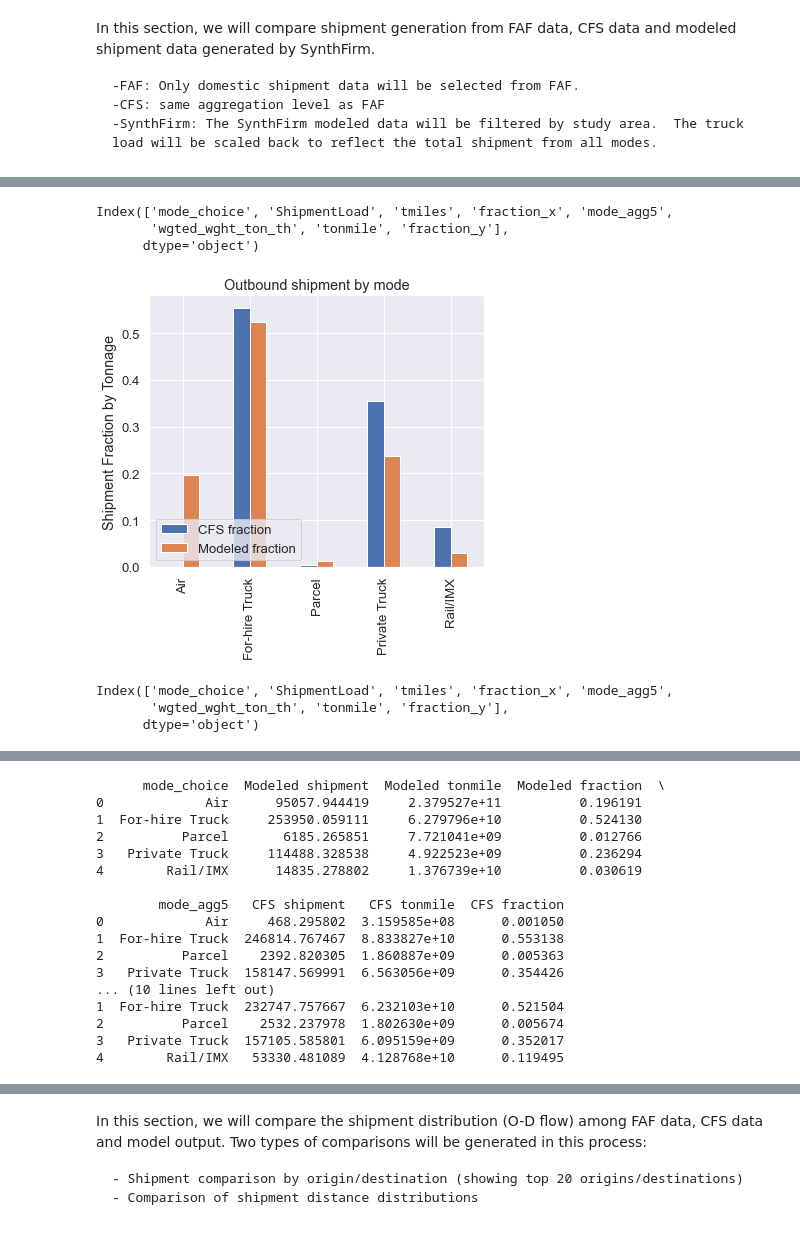
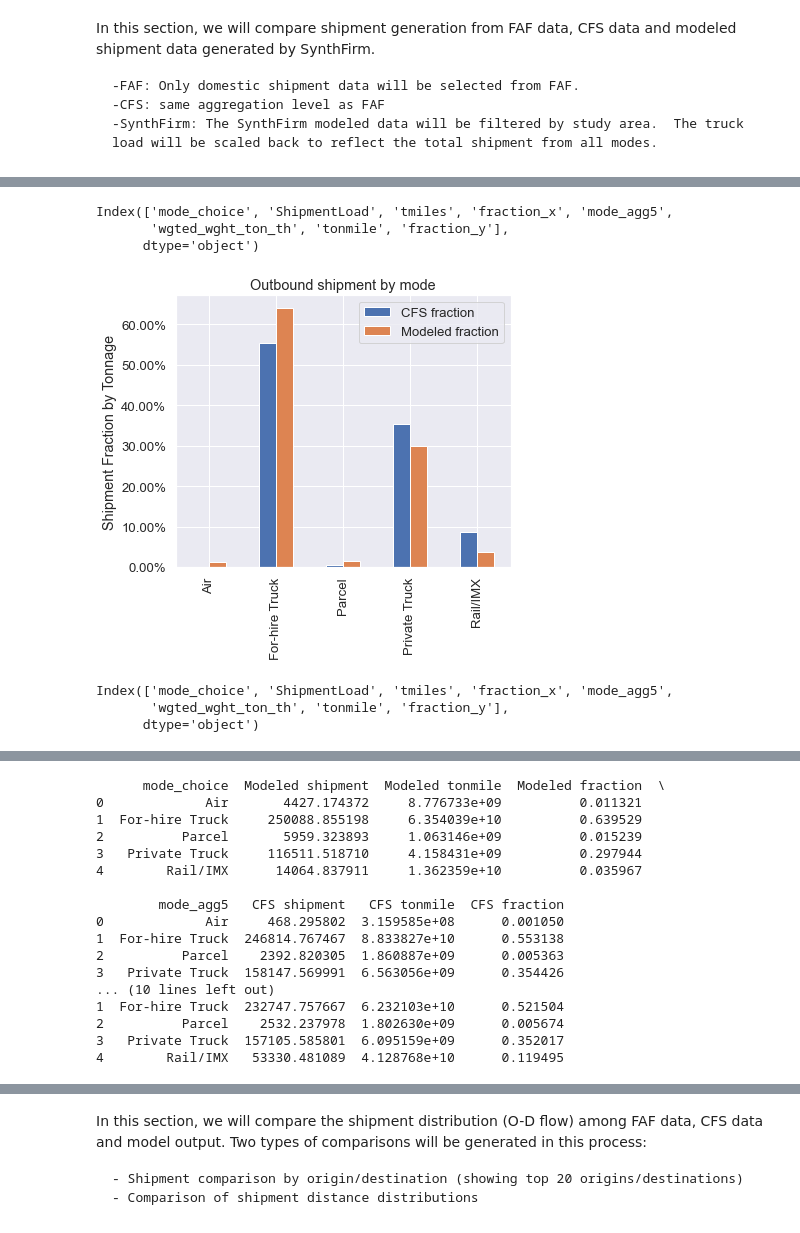
Before and after one commit to LBNL-UCB-STI/SynthFirm, a Jupyter notebook: Firm Synthesis/scripts/step10_freight_data_validation.ipynb, the cells around one changed output, grey strips where cells are left out. Cells and saved outputs as stored; diff of their text form; code cells hidden in the pictures.

```diff
--- a/Firm Synthesis/scripts/step10_freight_data_validation.ipynb
+++ b/Firm Synthesis/scripts/step10_freight_data_validation.ipynb
@@ -23,6 +23,8 @@ mode_lookup = {1: 'Truck', 2: 'Rail', 3: 'Other', 4: 'Air',
 
 #define scenario input
 analysis_year = 2017
+us_ton_to_ton = 0.907185
+miles_to_km = 1.60934
 shipment_load_attr = 'tons_' + str(analysis_year)
 shipment_tonmile_attr = 'tmiles_' + str(analysis_year)
 # %% [markdown]
@@ -83,6 +91,7 @@ cfs_distribution.head(5)
 # %%
 # process modeled data
 # modeled_data.loc[:, 'Distance'] = modeled_data.loc[:, 'tmiles'] / 1000 / modeled_data.loc[:, 'ShipmentLoad']
+modeled_data = modeled_data.loc[modeled_data['SCTG_Name'] != 'other']
 modeled_outflow = modeled_data.loc[modeled_data['outbound'] == 1]
 modeled_inflow = modeled_data.loc[modeled_data['inbound'] == 1]
 modeled_data.head(5)
@@ -325,6 +350,9 @@ dtype: float64
 ### plot shipment distance distribution
 # generation
 plt.figure(figsize=(7.5,6))
+faf_outflow['Distance'] *= miles_to_km
+cfs_outflow['SHIPMT_DIST_GC'] *= miles_to_km
+modeled_outflow['Distance'] *= miles_to_km
 faf_outflow['Distance'].plot(kind = "hist", weights = faf_outflow[shipment_load_attr],
                                   alpha = 0.5, bins = 60, density = True)
 cfs_outflow['SHIPMT_DIST_GC'].plot(kind = "hist", weights = cfs_outflow['wgted_wght_ton_th'],
@@ -332,7 +360,7 @@ cfs_outflow['SHIPMT_DIST_GC'].plot(kind = "hist", weights = cfs_outflow['wgted_w
 modeled_outflow['Distance'].plot(kind = "hist", weights = modeled_outflow['ShipmentLoad'],
                                           alpha = 0.5, bins = 30, density = True)
 plt.legend(['FAF distance', 'CFS distance', 'Modeled distance'])
-plt.xlabel('Distance (mile)')
+plt.xlabel('Distance (km)')
 plt.ylabel('Density')
 plt.xlim([0, 4000])
 plt.savefig(c.plot_dir + 'outflow_distance_comparison_cfs_added.png', bbox_inches = 'tight', dpi = 200)
@@ -341,6 +369,9 @@ plt.show()
 # attraction
 plt.figure(figsize=(7.5,6))
 print(faf_inflow[shipment_load_attr])
+faf_inflow['Distance'] *= miles_to_km
+cfs_inflow['SHIPMT_DIST_GC'] *= miles_to_km
+modeled_inflow['Distance'] *= miles_to_km
 # bay_area_inflow = bay_area_inflow.dropna(subset = ['Distance', shipment_load_attr])
 faf_inflow['Distance'].plot(kind = "hist", weights = faf_inflow[shipment_load_attr],
                                   alpha = 0.5, bins = 30, density = True)
@@ -350,7 +381,7 @@ cfs_inflow['SHIPMT_DIST_GC'].plot(kind = "hist", weights = cfs_inflow['wgted_wgh
 modeled_inflow['Distance'].plot(kind = "hist", weights = modeled_inflow['ShipmentLoad'],
                                           alpha = 0.5, bins = 30, density = True)
 plt.legend(['FAF distance', 'CFS distance', 'Modeled distance'])
-plt.xlabel('Distance (mile)')
+plt.xlabel('Distance (km)')
 plt.ylabel('Density')
 plt.xlim([0, 4000])
 plt.savefig(c.plot_dir + 'inflow_distance_comparison_cfs_added.png', bbox_inches = 'tight', dpi = 200)
@@ -453,5 +487,6 @@ compare_outflow_by_mode.to_csv(c.output_dir + 'outflow_shipment_by_mode_comparis
 # %%
 # plot shipment production by mode choice -- 5 mode version
+import matplotlib.ticker as mtick
 cfs_outflow_by_5mode = cfs_outflow.groupby(['mode_agg5'])[['wgted_wght_ton_th', 'tonmile']].sum()
 cfs_outflow_by_5mode = cfs_outflow_by_5mode.reset_index()
 
@@ -470,14 +505,15 @@ compare_outflow_by_5mode.columns = ['mode_choice',
                                     'mode_agg5',
                                   'CFS shipment', 'CFS tonmile','CFS fraction']
 
-compare_outflow_by_5mode.plot(x= 'mode_choice',
+ax = compare_outflow_by_5mode.plot(x= 'mode_choice',
                              y = ['CFS fraction', 'Modeled fraction'],
                             figsize = (6, 5), kind = 'bar',
                             title = 'Outbound shipment by mode')
-
+vals = ax.get_yticks()
+ax.set_yticklabels(['{:,.2%}'.format(x) for x in vals])
 plt.xlabel('')
 plt.ylabel('Shipment Fraction by Tonnage')
-plt.legend(loc=3)
+plt.legend(loc=1)
 plt.savefig(c.plot_dir + 'outflow_shipment_comparison_by_5mode.png', bbox_inches='tight', dpi = 300)
 plt.show()
 
@@ -489,36 +525,38 @@ cfs_inflow_by_5mode.loc[:, 'fraction'] = cfs_inflow_by_5mode.loc[:, 'wgted_wght_
 cfs_inflow_by_5mode.loc[:, 'wgted_wght_ton_th'].sum()
 
 agg_modeled_inflow_by_5mode = modeled_inflow.groupby(['mode_choice'])[['ShipmentLoad', 'tmiles']].sum()
 agg_modeled_inflow_by_5mode = agg_modeled_inflow_by_5mode.reset_index()
 agg_modeled_inflow_by_5mode.loc[:, 'fraction'] = agg_modeled_inflow_by_5mode.loc[:, 'ShipmentLoad'] / \
 agg_modeled_inflow_by_5mode.loc[:, 'ShipmentLoad'].sum()
 
 compare_inflow_by_5mode = pd.merge(agg_modeled_inflow_by_5mode, cfs_inflow_by_5mode,
                                    left_on = ['mode_choice'],
                                    right_on = 'mode_agg5', how = 'left')
 print(compare_inflow_by_5mode.columns)
 compare_inflow_by_5mode.columns = ['mode_choice',
                                   'Modeled shipment', 'Modeled tonmile', 'Modeled fraction',
                                     'mode_agg5',
                                   'CFS shipment', 'CFS tonmile', 'CFS fraction']
 
-compare_inflow_by_5mode.plot(x= 'mode_choice',
+ax = compare_inflow_by_5mode.plot(x= 'mode_choice',
                              y = ['CFS fraction', 'Modeled fraction'],
                             figsize = (6, 5), kind = 'bar',
                             title = 'Inbound shipment by mode')
+vals = ax.get_yticks()
+ax.set_yticklabels(['{:,.2%}'.format(x) for x in vals])
 
 plt.xlabel('')
 plt.ylabel('Shipment Fraction by Tonnage')
-plt.legend(loc=3)
+plt.legend(loc=1)
 plt.savefig(c.plot_dir + 'inflow_shipment_comparison_by_5mode.png', bbox_inches='tight', dpi = 300)
 plt.show()
 print(compare_outflow_by_5mode)
 print(compare_inflow_by_5mode)
 # %% [output]
 Index(['mode_choice', 'ShipmentLoad', 'tmiles', 'fraction_x', 'mode_agg5',
        'wgted_wght_ton_th', 'tonmile', 'fraction_y'],
       dtype='object')
-[figure, old version]
+[figure, new version]
 Index(['mode_choice', 'ShipmentLoad', 'tmiles', 'fraction_x', 'mode_agg5',
        'wgted_wght_ton_th', 'tonmile', 'fraction_y'],
       dtype='object')
@@ -526,9 +564,9 @@ Index(['mode_choice', 'ShipmentLoad', 'tmiles', 'fraction_x', 'mode_agg5',
       mode_choice  Modeled shipment  Modeled tonmile  Modeled fraction  \
-0             Air      95057.944419     2.379527e+11          0.196191
-1  For-hire Truck     253950.059111     6.279796e+10          0.524130
-2          Parcel       6185.265851     7.721041e+09          0.012766
-3   Private Truck     114488.328538     4.922523e+09          0.236294
-4        Rail/IMX      14835.278802     1.376739e+10          0.030619
+0             Air       4427.174372     8.776733e+09          0.011321
+1  For-hire Truck     250088.855198     6.354039e+10          0.639529
+2          Parcel       5959.323893     1.063146e+09          0.015239
+3   Private Truck     116511.518710     4.158431e+09          0.297944
+4        Rail/IMX      14064.837911     1.362359e+10          0.035967
 
         mode_agg5   CFS shipment   CFS tonmile  CFS fraction
 0             Air     468.295802  3.159585e+08      0.001050
```
Also changed, not shown: parts of 15 cells of this notebook, 13 other files.
